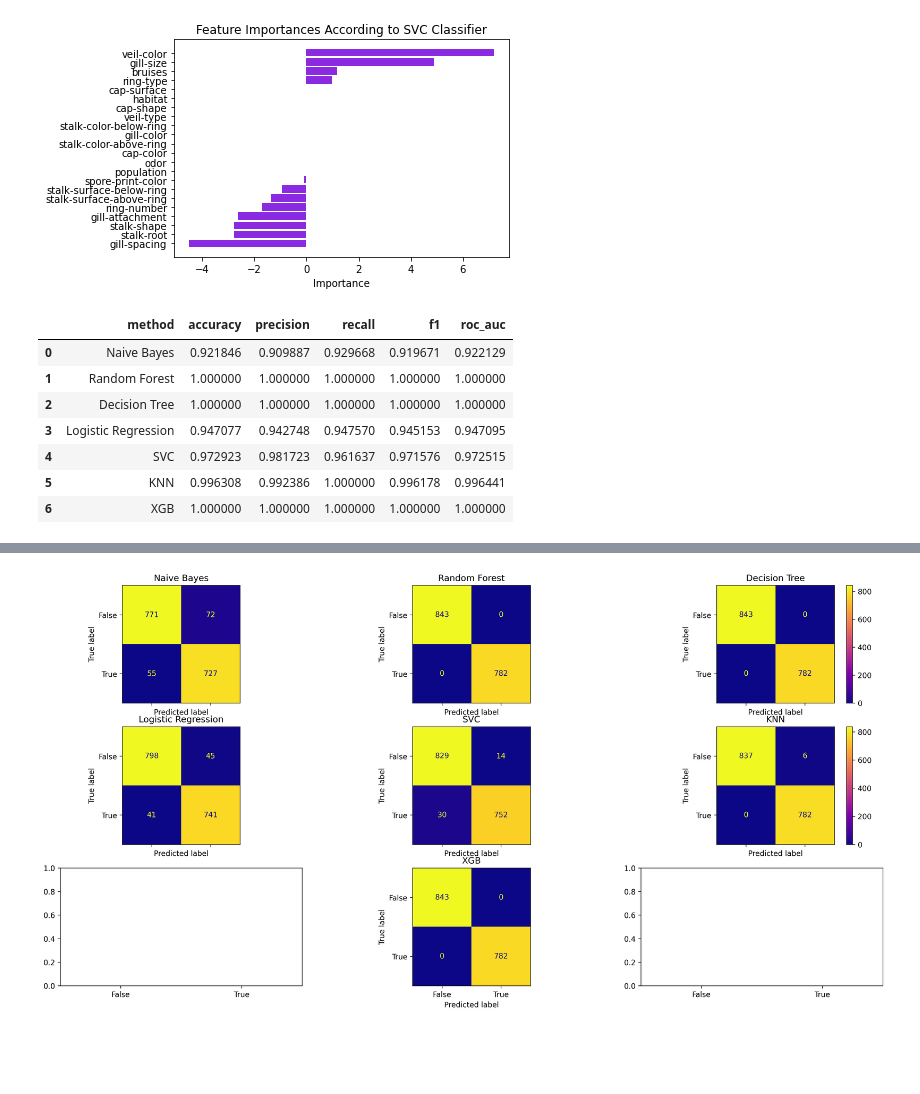
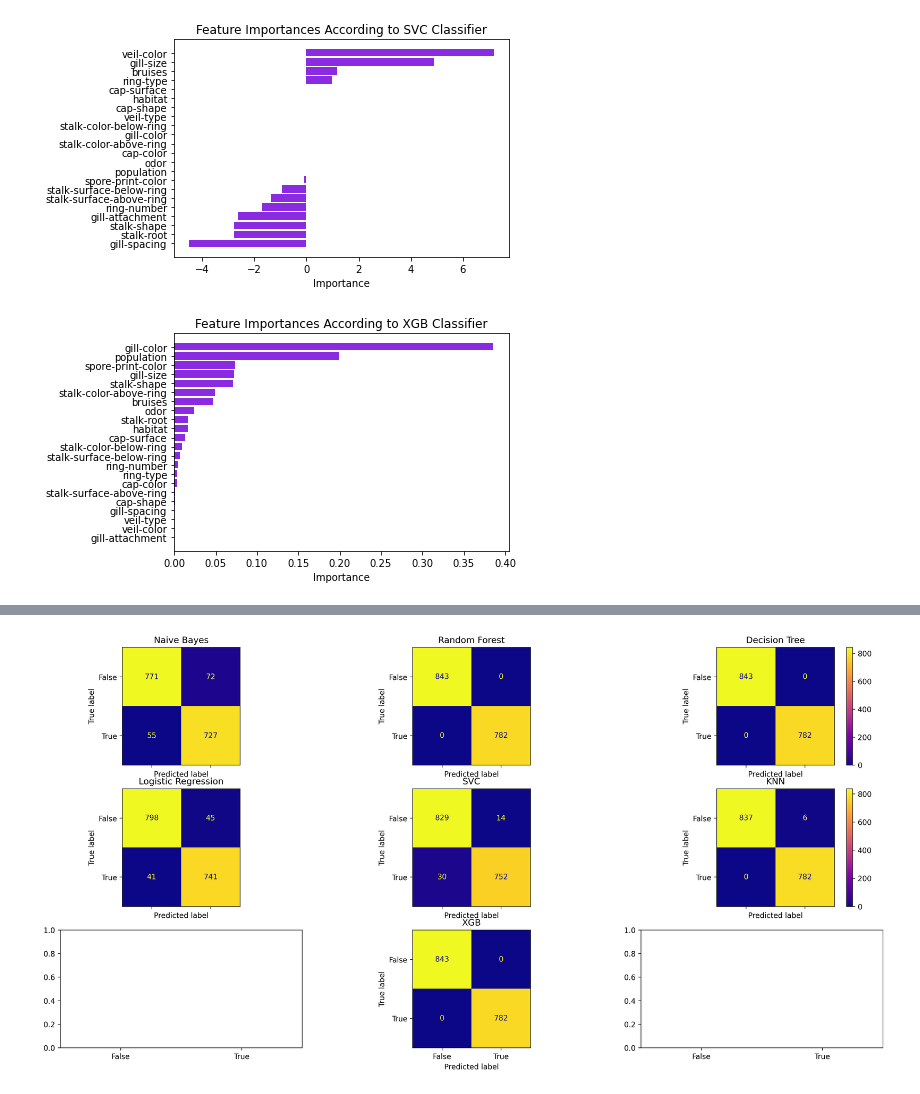
Before and after one commit to awesomecosmos/Mushroom-Classification, a Jupyter notebook: mushroom_classification.ipynb, the cells around one changed output, grey strips where cells are left out. Saved outputs shown, nothing was run; the diff lists cells and outputs as text; code cells hidden in the pictures; blank space fills up the shorter version.

```diff
--- a/mushroom_classification.ipynb
+++ b/mushroom_classification.ipynb
@@ -418,16 +413,8 @@ knn, performance_metrics, knn_confusion = model_predictions(knn, X_train, X_test
 # %%
 # XGBoost
 label = "XGB"
 xgboost = xgb.XGBClassifier()
 xgboost, performance_metrics, xgb_confusion = model_predictions(xgboost, X_train, X_test, y_train, y_test, performance_metrics, label)
+feature_importance_visualizer(X, xgboost, label, color="blueviolet")
+# %% [output]
+[figure, added]
-# %%
-performance_metrics
-# %% [output]
-|  | method | accuracy | precision | recall | f1 | roc_auc |
-| 0 | Naive Bayes | 0.921846 | 0.909887 | 0.929668 | 0.919671 | 0.922129 |
-| 1 | Random Forest | 1.000000 | 1.000000 | 1.000000 | 1.000000 | 1.000000 |
-| 2 | Decision Tree | 1.000000 | 1.000000 | 1.000000 | 1.000000 | 1.000000 |
-| 3 | Logistic Regression | 0.947077 | 0.942748 | 0.947570 | 0.945153 | 0.947095 |
-| 4 | SVC | 0.972923 | 0.981723 | 0.961637 | 0.971576 | 0.972515 |
-| 5 | KNN | 0.996308 | 0.992386 | 1.000000 | 0.996178 | 0.996441 |
-| 6 | XGB | 1.000000 | 1.000000 | 1.000000 | 1.000000 | 1.000000 |
```
Also changed, not shown: parts of 28 cells of this notebook.
